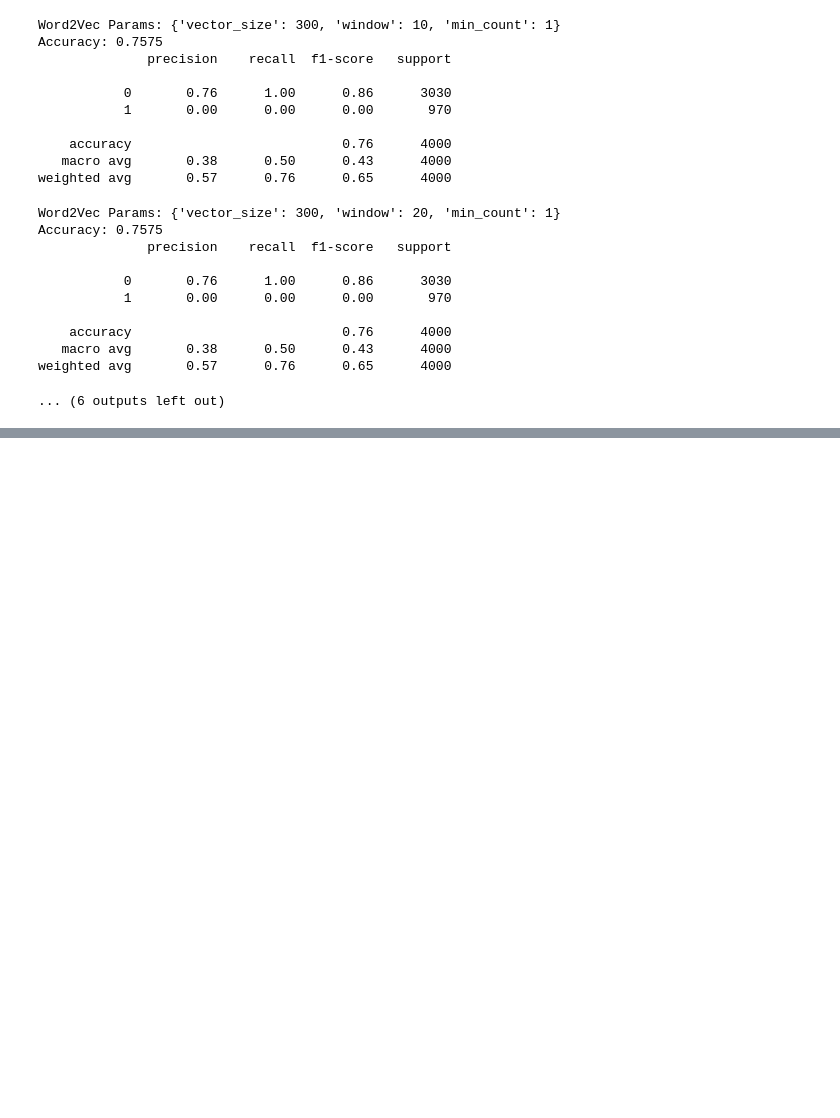
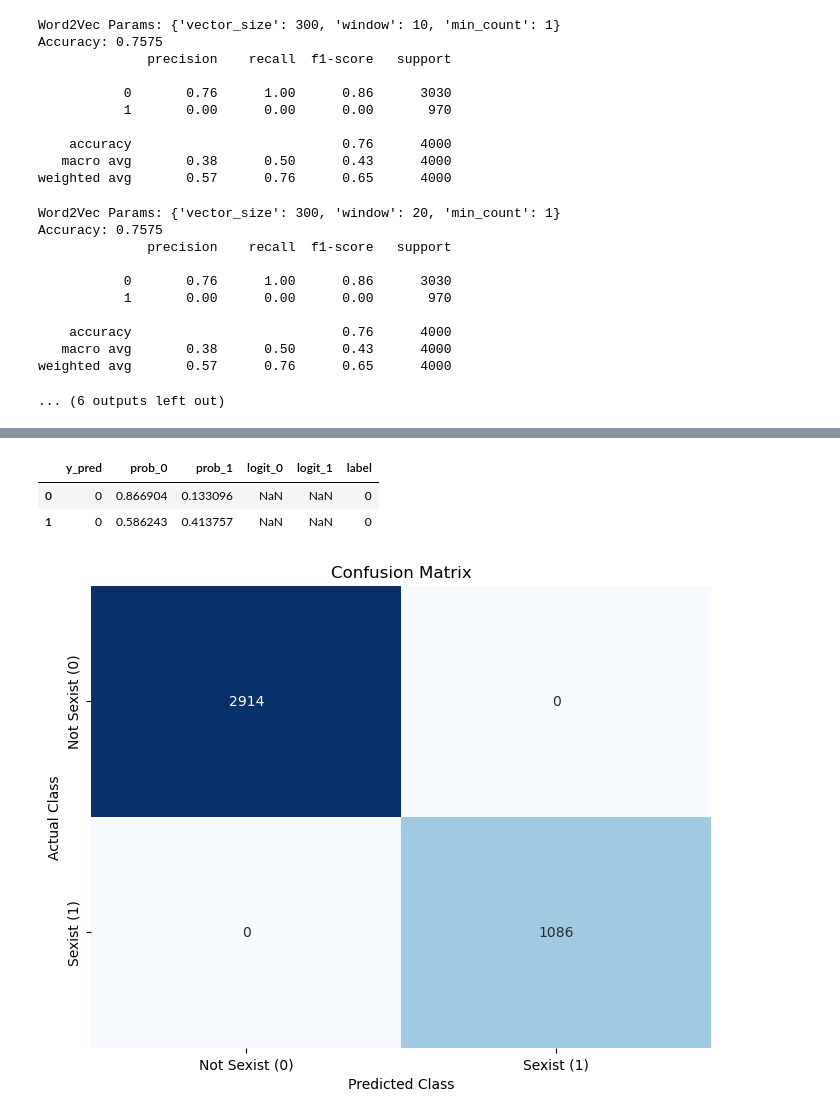
Before and after one commit to SvenGerloff/online_sexism_detection, a Jupyter notebook: milestone_2/LogisticRegression.ipynb, the cells around one changed output, grey strips where cells are left out. Drawn from its saved outputs; the diff is of its cells as text; code cells hidden in the pictures; blank space fills up the shorter version.

```diff
--- a/milestone_2/LogisticRegression.ipynb
+++ b/milestone_2/LogisticRegression.ipynb
@@ -278,0 +294,12 @@ weighted avg       0.57      0.76      0.65      4000
+# %%
+df_output = pd.read_csv("../data_submission/logistic_TFIDF_predictions.csv", index_col=0)
+df_output.reset_index(drop=True, inplace=True)
+df_output.head(2)
+# %% [output]
+|  | y_pred | prob_0 | prob_1 | logit_0 | logit_1 | label |
+| 0 | 0 | 0.866904 | 0.133096 | NaN | NaN | 0 |
+| 1 | 0 | 0.586243 | 0.413757 | NaN | NaN | 0 |
+# %%
+plot_confusion_matrix(df_output)
+# %% [output]
+[figure, added]
```
Also changed, not shown: parts of 18 cells of this notebook, 4 other files.
